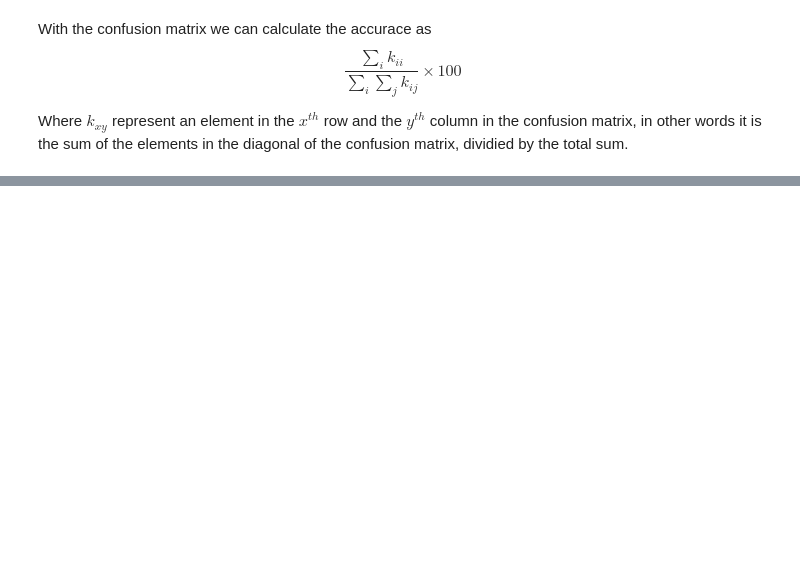
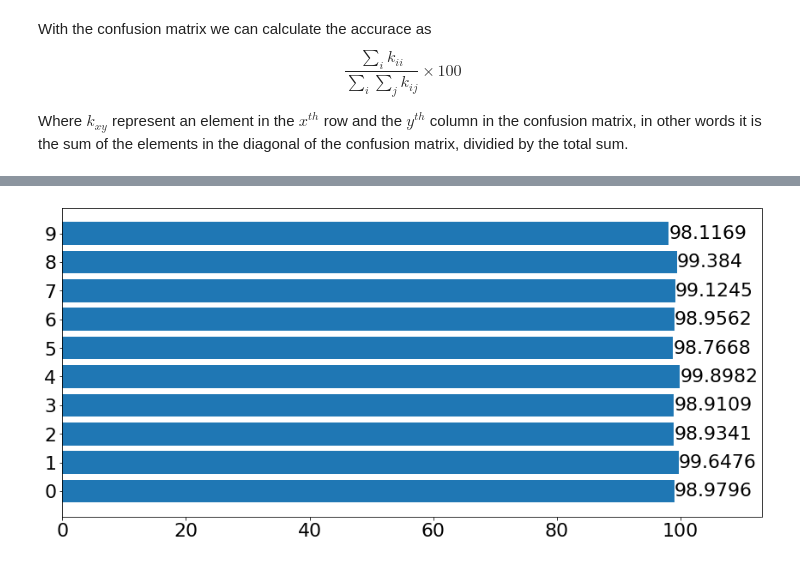
Before and after one commit to ammar-elsabe/handwritten-digit-recognition-DCNN, a Jupyter notebook: src/test.ipynb, the cells around one changed output, grey strips where cells are left out. Saved outputs shown, nothing was run; the diff lists cells and outputs as text; code cells hidden in the pictures; blank space fills up the shorter version.

Commit message:
Minor modifications, fixed bar plot

```diff
--- a/src/test.ipynb
+++ b/src/test.ipynb
@@ -153,0 +135,20 @@ Accuracy: 99.01
+# %%
+fig = plt.figure(figsize=(15, 5))
+ax = fig.add_axes([0, 0, 0.7, 1])
+digits = list(range(0, 10))
+digit_acc = []
+for i in digits:
+    row_sum = sum([confusion_matrix[i][j] for j in digits])
+    digit_acc.append(100 * confusion_matrix[i][i]/row_sum)
+plt.yticks(digits)
+bars = ax.barh(digits, digit_acc)
+ax.bar_label(bars)
+ax.spines["top"].set_bounds(0,113)
+ax.spines["bottom"].set_bounds(0,113)
+ax.spines["right"].set_position(("outward", 60))
+plt.rcParams.update({'font.size': 22}) # Increasing the text size
+fig.tight_layout()
+plt.savefig('../paper/figs/bar_plot.svg', format='svg', bbox_inches='tight')
+plt.show()
+# %% [output]
+[figure, added]
```
Also changed, not shown: parts of 5 cells of this notebook, 5 other files.
